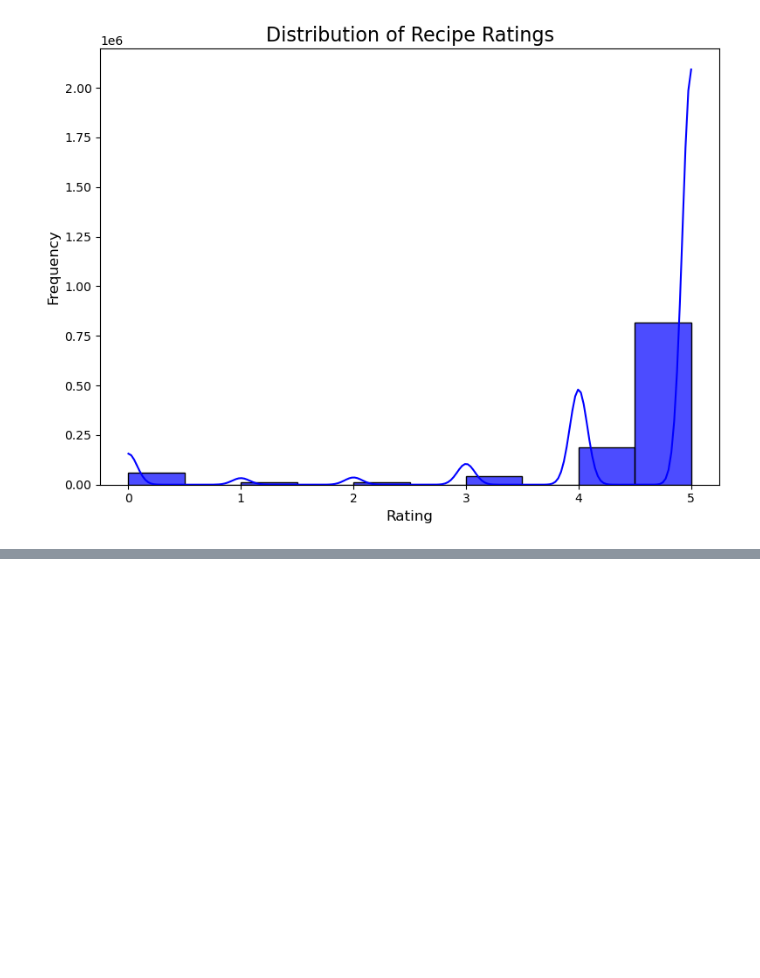
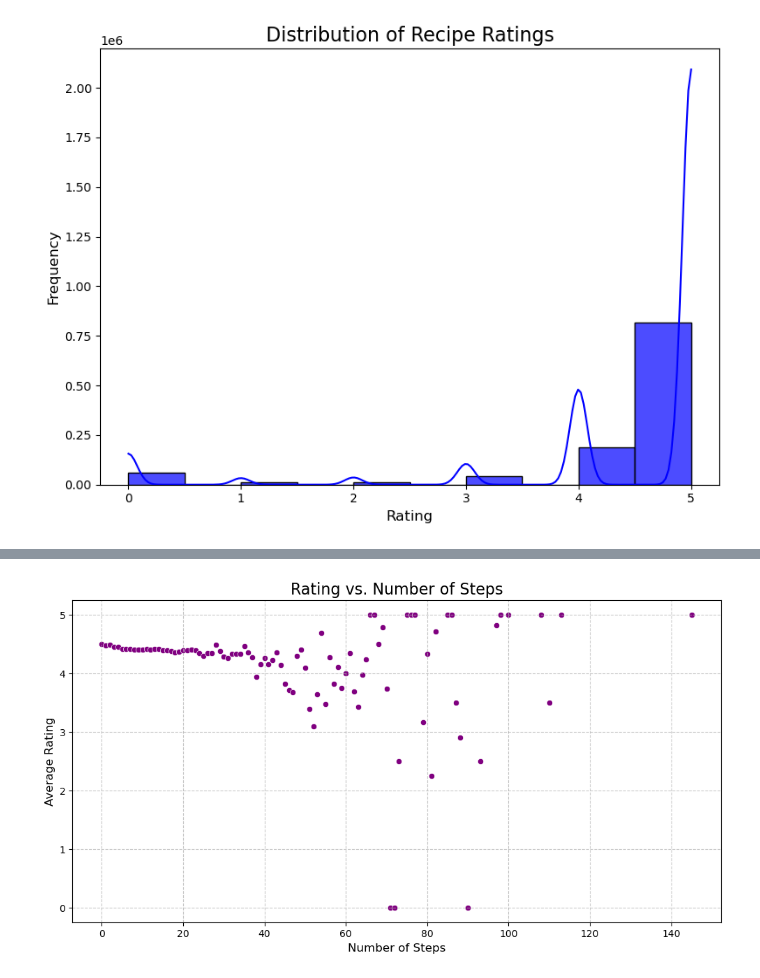
Before and after one commit to nathanielgberg/CSE-258, a Jupyter notebook: Assignment2.ipynb, the cells around one changed output, grey strips where cells are left out. Cells and saved outputs as stored; diff of their text form; code cells hidden in the pictures; blank space fills up the shorter version.

```diff
--- a/Assignment2.ipynb
+++ b/Assignment2.ipynb
@@ -168,0 +160,24 @@ plt.show()
+# %%
+merged_df = raw_interactions_df.merge(
+    raw_recipes_df[['id', 'n_steps']],
+    left_on='recipe_id',
+    right_on='id',
+    how='inner'
+)
+
+# Group by number of steps and calculate the mean rating
+steps_rating = merged_df.groupby('n_steps')['rating'].mean().reset_index()
+
+plt.figure(figsize=(12, 6))
+sns.scatterplot(data=steps_rating, x='n_steps', y='rating', color='purple')
+plt.title('Rating vs. Number of Steps', fontsize=16)
+plt.xlabel('Number of Steps', fontsize=12)
+plt.ylabel('Average Rating', fontsize=12)
+plt.grid(axis='both', linestyle='--', alpha=0.7)
+plt.show()
+
+#analysis
+#less steps the higher the average rating
+#maybe add a line of regression?
+# %% [output]
+[figure, added]
```
Also changed, not shown: parts of 7 cells of this notebook.
